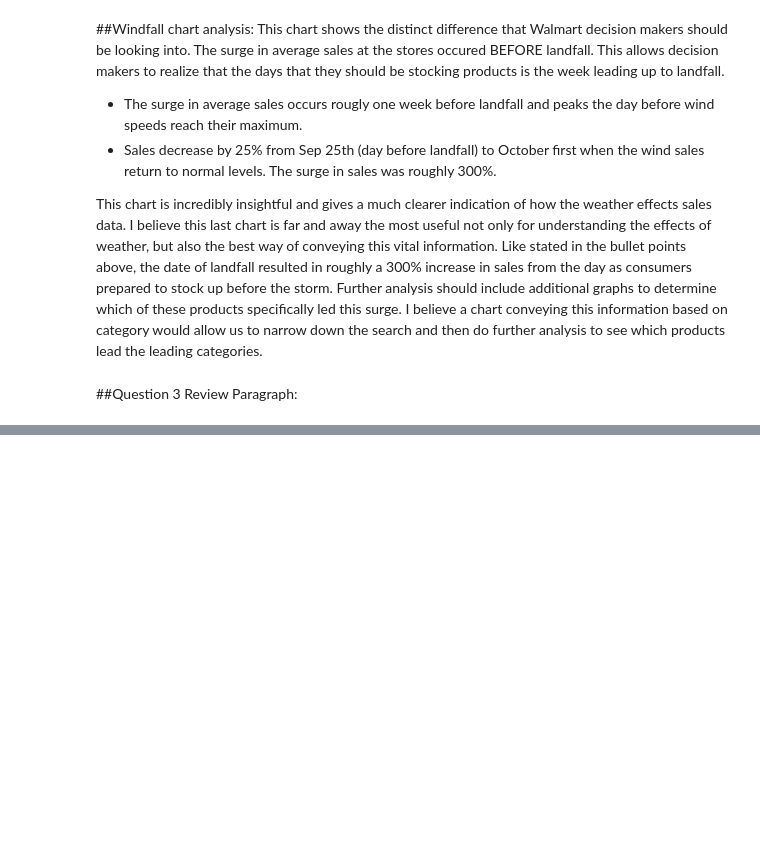
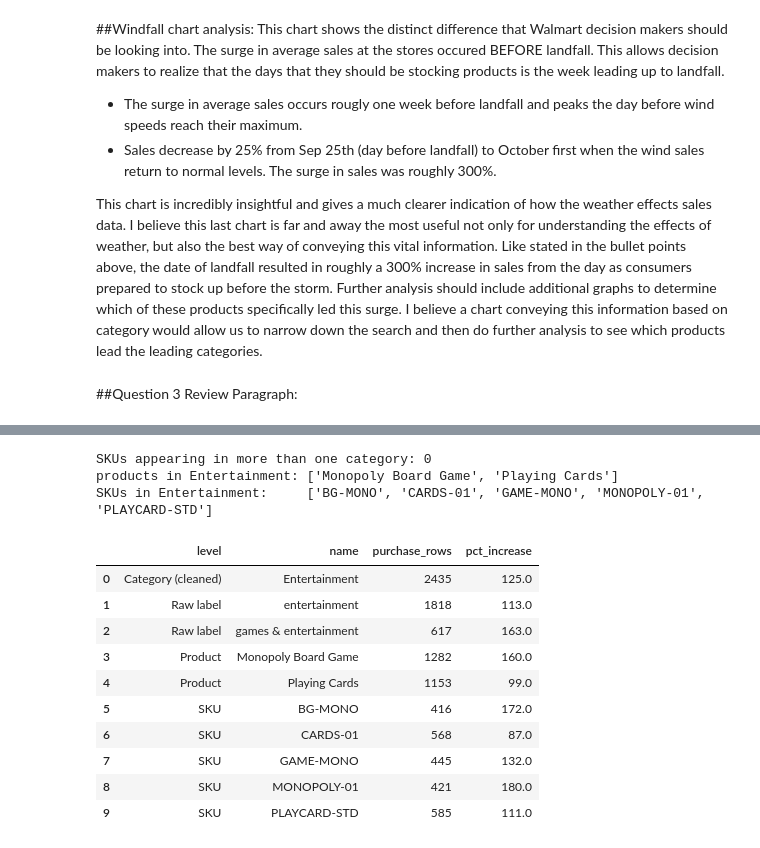
Before and after one commit to BenFreilichUVA/walmart-hurricane-project, a Jupyter notebook: notebooks/scratch/team_notebook.ipynb, the cells around one changed output, grey strips where cells are left out. Cells and saved outputs as stored; diff of their text form; code cells hidden in the pictures; blank space fills up the shorter version.

```diff
--- a/notebooks/scratch/team_notebook.ipynb
+++ b/notebooks/scratch/team_notebook.ipynb
@@ -1096,0 +1183,46 @@ This chart is incredibly insightful and gives a much clearer indication of how t
+# %%
+# Checking to make sure every SKU should land in only one newly cleaned category.
+cats_per_sku = purchases.groupby('sku')['category'].nunique()
+print('SKUs appearing in more than one category:', (cats_per_sku > 1).sum())
+assert (cats_per_sku == 1).all(), 'a SKU was coded into more than one category'
+
+# Looking into which SKUs make up the entertainment category to make sure none are poorly classified.
+ent = purchases[purchases['category'] == 'Entertainment']
+print('products in Entertainment:', sorted(ent['product'].unique()))
+print('SKUs in Entertainment:    ', sorted(ent['sku'].unique()))
+
+# Checking to make sure the combining actually happened correctly.
+raw_labels = (transactions[['transaction_id', 'category']]
+              .drop_duplicates('transaction_id')
+              .rename(columns={'category': 'raw_label'}))
+ent = ent.merge(raw_labels, on='transaction_id', how='left', validate='one_to_one')
+ent['raw_label'] = ent['raw_label'].str.strip().str.lower()
+# Defining the function to show the percentage increase of something
+def pct_increase(df):
+    daily = df.groupby('date')['quantity'].sum()
+    return (daily.loc[SURGE[0]:SURGE[1]].mean() / daily.loc[BASELINE[0]:BASELINE[1]].mean() - 1) * 100
+
+# Measuring the surge across each level, including categories, raw labels, products, and SKUs
+audit = pd.DataFrame(
+    [('Category (cleaned)', 'Entertainment', len(ent), pct_increase(ent))]
+    + [('Raw label', label, len(g), pct_increase(g)) for label, g in ent.groupby('raw_label')]
+    + [('Product', p, len(g), pct_increase(g)) for p, g in ent.groupby('product')]
+    + [('SKU', s, len(g), pct_increase(g)) for s, g in ent.groupby('sku')],
+    columns=['level', 'name', 'purchase_rows', 'pct_increase'],
+).round(0)
+audit
+# %% [output]
+SKUs appearing in more than one category: 0
+products in Entertainment: ['Monopoly Board Game', 'Playing Cards']
+SKUs in Entertainment:     ['BG-MONO', 'CARDS-01', 'GAME-MONO', 'MONOPOLY-01', 'PLAYCARD-STD']
+|  | level | name | purchase_rows | pct_increase |
+| 0 | Category (cleaned) | Entertainment | 2435 | 125.0 |
+| 1 | Raw label | entertainment | 1818 | 113.0 |
+| 2 | Raw label | games & entertainment | 617 | 163.0 |
+| 3 | Product | Monopoly Board Game | 1282 | 160.0 |
+| 4 | Product | Playing Cards | 1153 | 99.0 |
+| 5 | SKU | BG-MONO | 416 | 172.0 |
+| 6 | SKU | CARDS-01 | 568 | 87.0 |
+| 7 | SKU | GAME-MONO | 445 | 132.0 |
+| 8 | SKU | MONOPOLY-01 | 421 | 180.0 |
+| 9 | SKU | PLAYCARD-STD | 585 | 111.0 |
```
Also changed, not shown: parts of 6 cells of this notebook.
